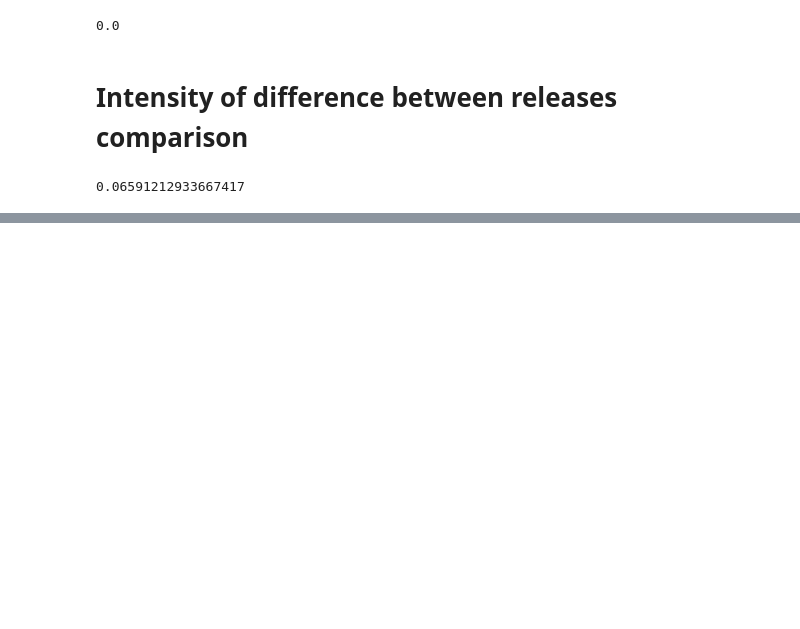
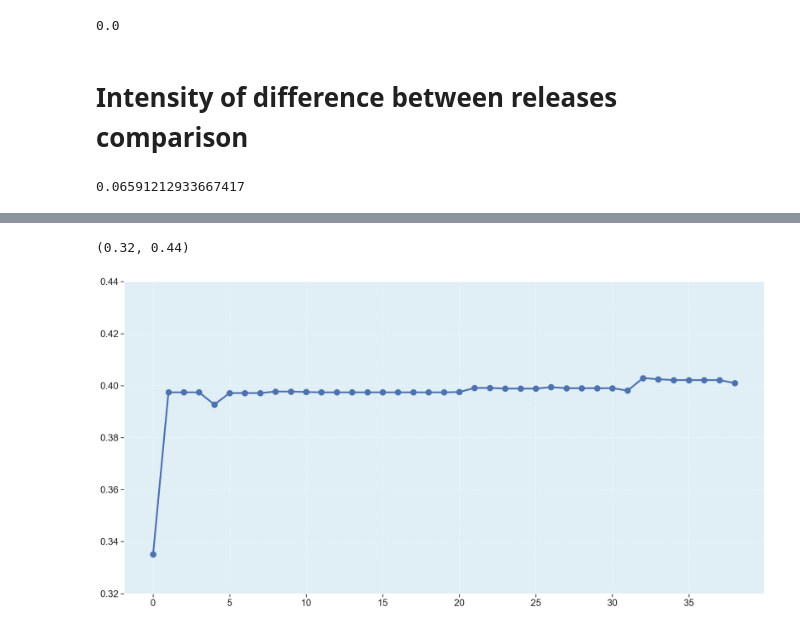
Before and after one commit to fga-eps-mds/MeasureSoftGram-Core, a Jupyter notebook: src/measuresoftgram-fga-eps-mds-2020-2-SIGED-Generalized.ipynb, the cells around one changed output, grey strips where cells are left out. Drawn from its saved outputs; the diff is of its cells as text; code cells hidden in the pictures; blank space fills up the shorter version.

Commit message:
reorganize df columns and plotting agregated view charc

```diff
--- a/src/measuresoftgram-fga-eps-mds-2020-2-SIGED-Generalized.ipynb
+++ b/src/measuresoftgram-fga-eps-mds-2020-2-SIGED-Generalized.ipynb
@@ -533,6 +533,3 @@ intensity_difference = SQC_2 - SQC_1
 intensity_difference
 # %% [output]
 0.06591212933667417
-# %%
-frontend_metrics['wsc1'] = T_C_Maintainability.tolist()
-frontend_metrics
@@ -556,0 +536,11 @@ frontend_metrics
+# %%
+
+frontend_metrics['Modifiability'] = T_SC_Modifiability_Agregated.tolist()
+frontend_metrics['Maintainability'] = T_C_Maintainability.tolist()
+frontend_metrics['SQC'] = T_C_Maintainability.tolist()
+
+column_names = ["em1", "em2", "em3", "Modifiability", "Maintainability", "SQC", "repository", "version" ]
+
+frontend_metrics = frontend_metrics.reindex(columns=column_names)
+
+frontend_metrics
@@ -556,0 +565,12 @@ frontend_metrics
+# %%
+fig = plt.figure(figsize=(20, 10))
+
+plt.plot(frontend_metrics['wsc1'], linewidth=3, marker='o', markersize=10)
+
+# Background color
+plt.axhspan(.32,.44, color="#c9f9ff", alpha=0.3)
+
+plt.ylim(.32,.44)
+# %% [output]
+(0.32, 0.44)
+[figure, added]
```
Also changed, not shown: parts of 4 cells of this notebook.
